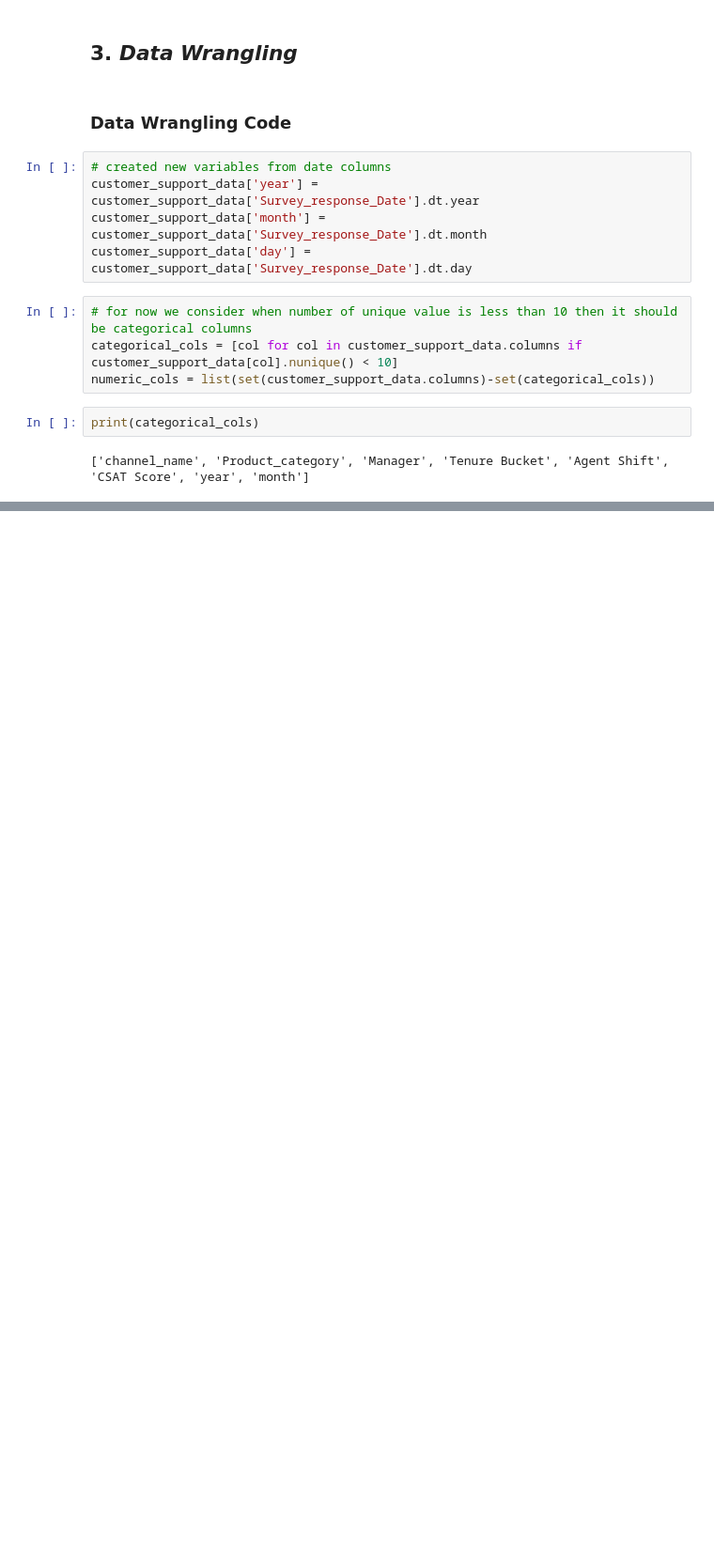
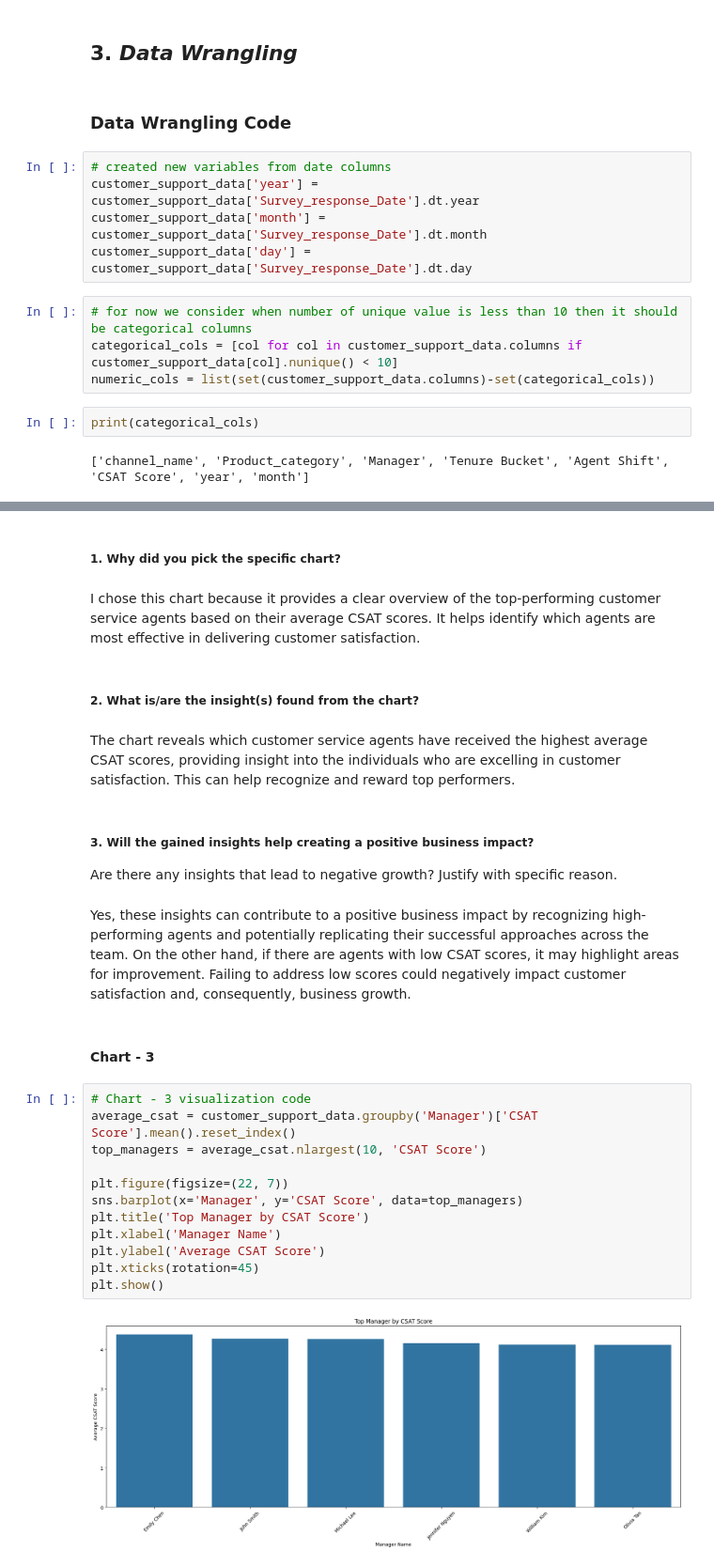
Before and after one commit to Rajesh1505/Capstone_Project_Deep_Learning, a Jupyter notebook: Capstone_Project_Deep_Learning.ipynb, the cells around one changed output, grey strips where cells are left out. Shown: that part at 94% size. Cells and saved outputs as stored; diff of their text form; blank space fills up the shorter version.

```diff
--- a/Capstone_Project_Deep_Learning.ipynb
+++ b/Capstone_Project_Deep_Learning.ipynb
@@ -314,0 +358,29 @@ print(numeric_cols)
+# %% [markdown]
+##### 1. Why did you pick the specific chart?
+# %% [markdown]
+I chose this chart because it provides a clear overview of the top-performing customer service agents based on their average CSAT scores. It helps identify which agents are most effective in delivering customer satisfaction.
+# %% [markdown]
+##### 2. What is/are the insight(s) found from the chart?
+# %% [markdown]
+The chart reveals which customer service agents have received the highest average CSAT scores, providing insight into the individuals who are excelling in customer satisfaction. This can help recognize and reward top performers.
+# %% [markdown]
+##### 3. Will the gained insights help creating a positive business impact?
+Are there any insights that lead to negative growth? Justify with specific reason.
+# %% [markdown]
+Yes, these insights can contribute to a positive business impact by recognizing high-performing agents and potentially replicating their successful approaches across the team. On the other hand, if there are agents with low CSAT scores, it may highlight areas for improvement. Failing to address low scores could negatively impact customer satisfaction and, consequently, business growth.
+# %% [markdown]
+#### Chart - 3
+# %%
+# Chart - 3 visualization code
+average_csat = customer_support_data.groupby('Manager')['CSAT Score'].mean().reset_index()
+top_managers = average_csat.nlargest(10, 'CSAT Score')
+
+plt.figure(figsize=(22, 7))
+sns.barplot(x='Manager', y='CSAT Score', data=top_managers)
+plt.title('Top Manager by CSAT Score')
+plt.xlabel('Manager Name')
+plt.ylabel('Average CSAT Score')
+plt.xticks(rotation=45)
+plt.show()
+# %% [output]
+[figure, added]
```
Also changed, not shown: parts of 34 cells of this notebook.
